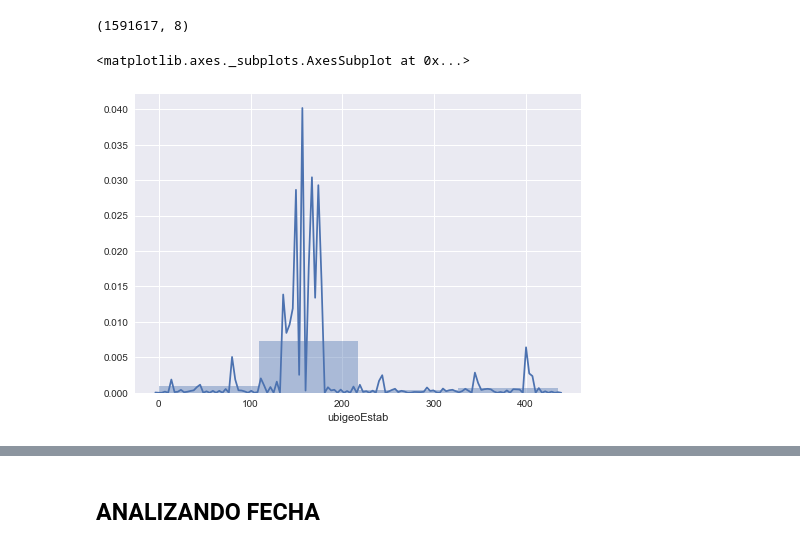
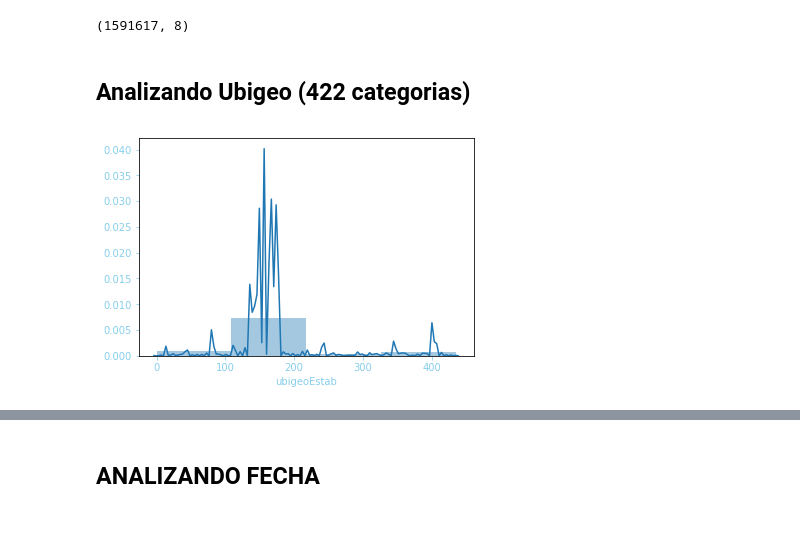
Before and after one commit to kendalvictor/codeando, a Jupyter notebook: machine_learning/_bbva data challeneger 2018/analysis_train.ipynb, the cells around one changed output, grey strips where cells are left out. Saved outputs shown, nothing was run; the diff lists cells and outputs as text; code cells hidden in the pictures.

```diff
--- a/machine_learning/_bbva data challeneger 2018/analysis_train.ipynb
+++ b/machine_learning/_bbva data challeneger 2018/analysis_train.ipynb
@@ -84,6 +75,8 @@ data.shape
+# %% [markdown]
+## Analizando Ubigeo (422 categorias)
 # %%
-import seaborn as sns
-sns.distplot(data['ubigeoEstab'], bins=4)
+graf = sns.distplot(data['ubigeoEstab'], bins=4)
+graf.xaxis.label.set_color('skyblue')
+graf.tick_params(colors='skyblue')
 # %% [output]
-<matplotlib.axes._subplots.AxesSubplot at 0x...>
-[figure, old version]
+[figure, new version]
```
Also changed, not shown: parts of 80 cells of this notebook, 6 other files.
